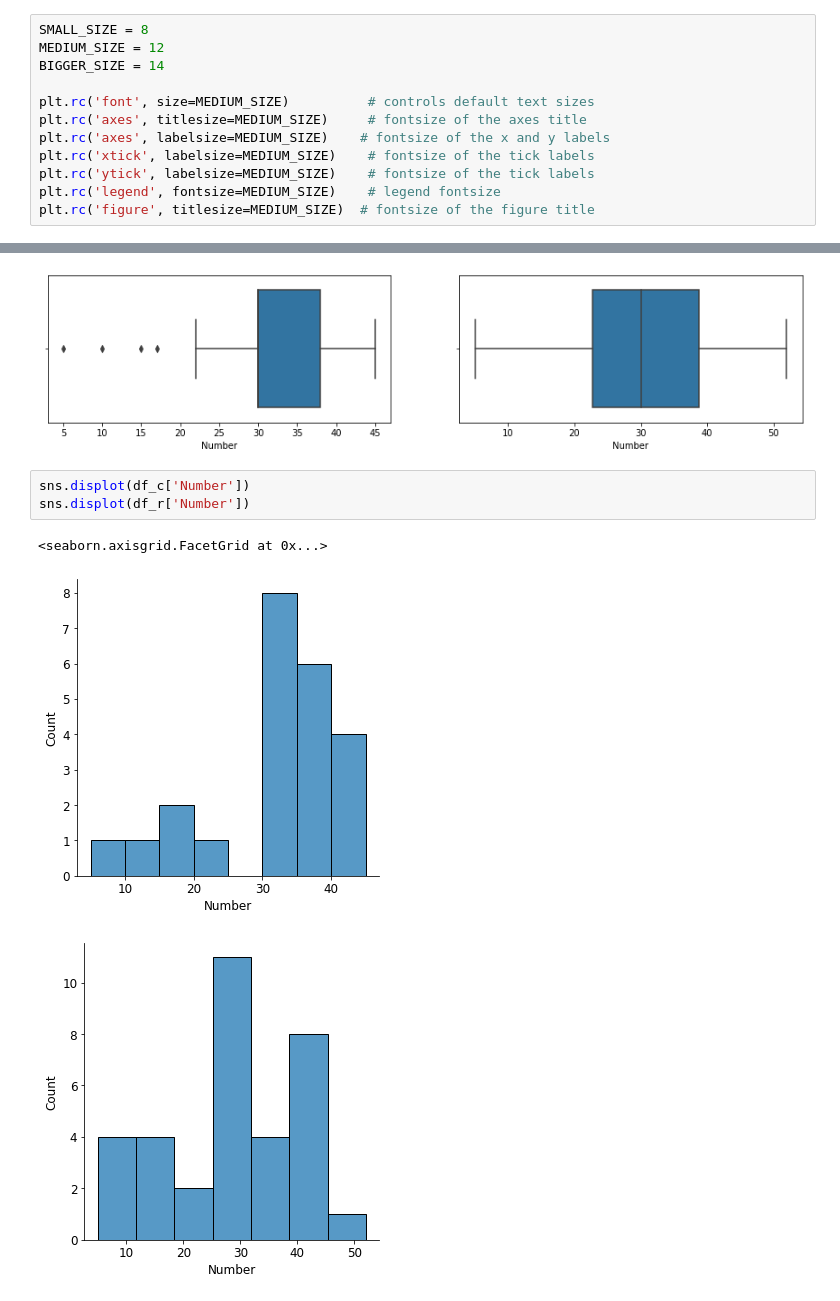
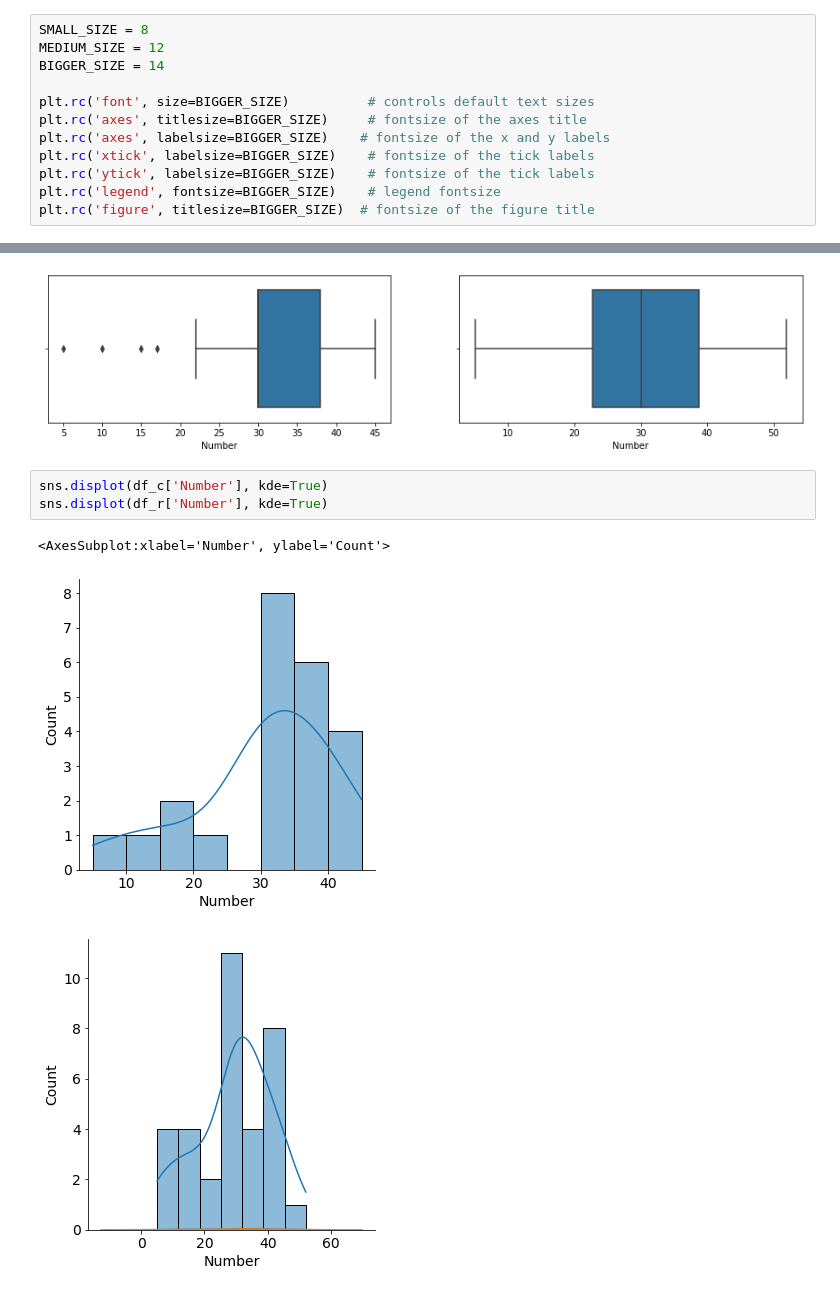
Before and after one commit to hopemini/data_processing, a Jupyter notebook: test_dataset/test_dataset.ipynb, the cells around one changed output, grey strips where cells are left out. Cells and saved outputs as stored; diff of their text form.

```diff
--- a/test_dataset/test_dataset.ipynb
+++ b/test_dataset/test_dataset.ipynb
@@ -33,10 +33,10 @@ SMALL_SIZE = 8
 MEDIUM_SIZE = 12
 BIGGER_SIZE = 14
 
-plt.rc('font', size=MEDIUM_SIZE)          # controls default text sizes
-plt.rc('axes', titlesize=MEDIUM_SIZE)     # fontsize of the axes title
-plt.rc('axes', labelsize=MEDIUM_SIZE)    # fontsize of the x and y labels
-plt.rc('xtick', labelsize=MEDIUM_SIZE)    # fontsize of the tick labels
-plt.rc('ytick', labelsize=MEDIUM_SIZE)    # fontsize of the tick labels
-plt.rc('legend', fontsize=MEDIUM_SIZE)    # legend fontsize
-plt.rc('figure', titlesize=MEDIUM_SIZE)  # fontsize of the figure title
+plt.rc('font', size=BIGGER_SIZE)          # controls default text sizes
+plt.rc('axes', titlesize=BIGGER_SIZE)     # fontsize of the axes title
+plt.rc('axes', labelsize=BIGGER_SIZE)    # fontsize of the x and y labels
+plt.rc('xtick', labelsize=BIGGER_SIZE)    # fontsize of the tick labels
+plt.rc('ytick', labelsize=BIGGER_SIZE)    # fontsize of the tick labels
+plt.rc('legend', fontsize=BIGGER_SIZE)    # legend fontsize
+plt.rc('figure', titlesize=BIGGER_SIZE)  # fontsize of the figure title
@@ -112,9 +138,9 @@ sns.boxplot(df_r['Number'])
 <AxesSubplot:xlabel='Number'>
 [figure]
 # %%
-sns.displot(df_c['Number'])
-sns.displot(df_r['Number'])
+sns.displot(df_c['Number'], kde=True)
+sns.displot(df_r['Number'], kde=True)
 # %% [output]
-<seaborn.axisgrid.FacetGrid at 0x...>
+<AxesSubplot:xlabel='Number', ylabel='Count'>
-[figure, old version]
+[figure, new version]
-[figure, old version]
+[figure, new version]
```
Also changed, not shown: parts of 5 cells of this notebook, 1 other file.
